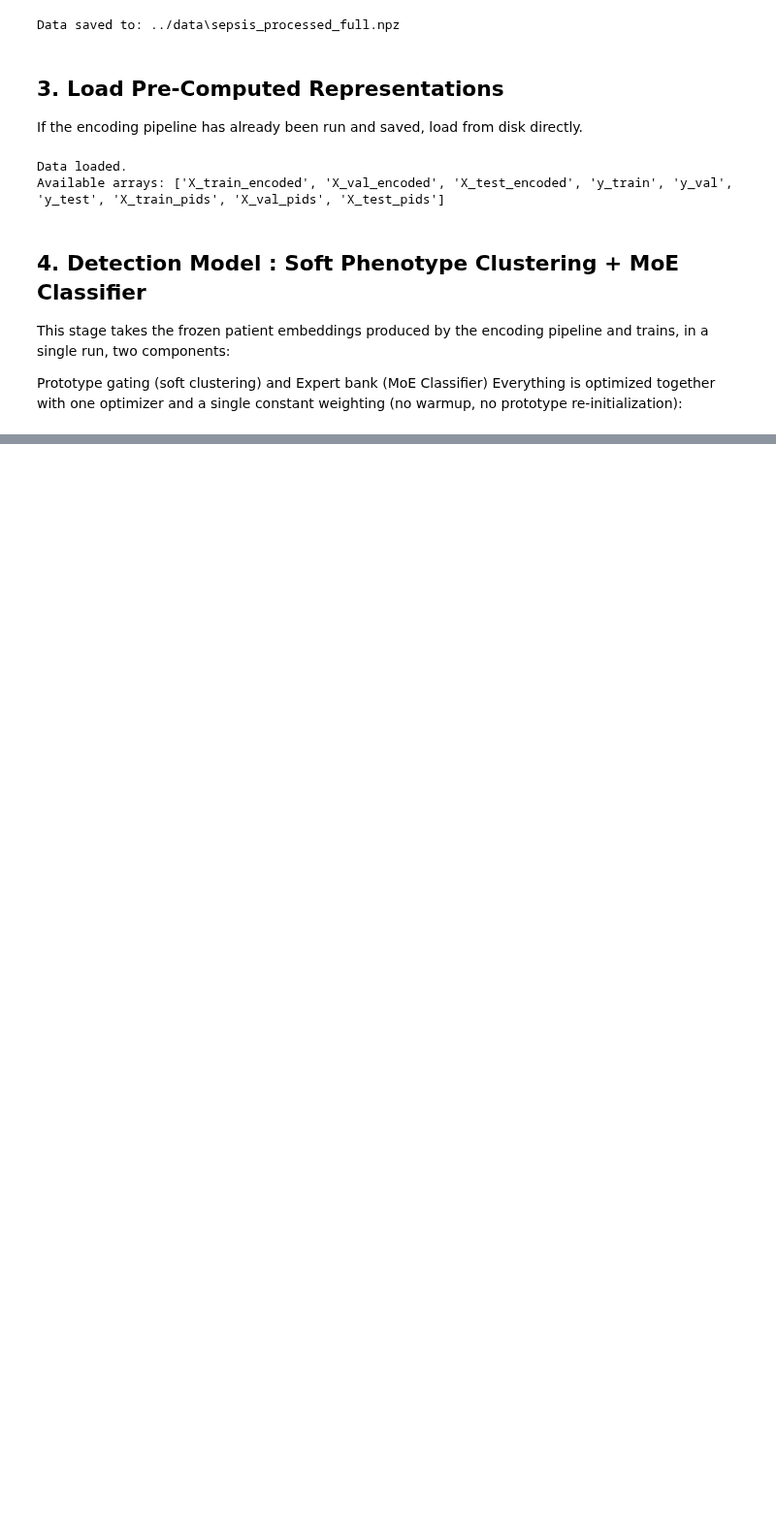
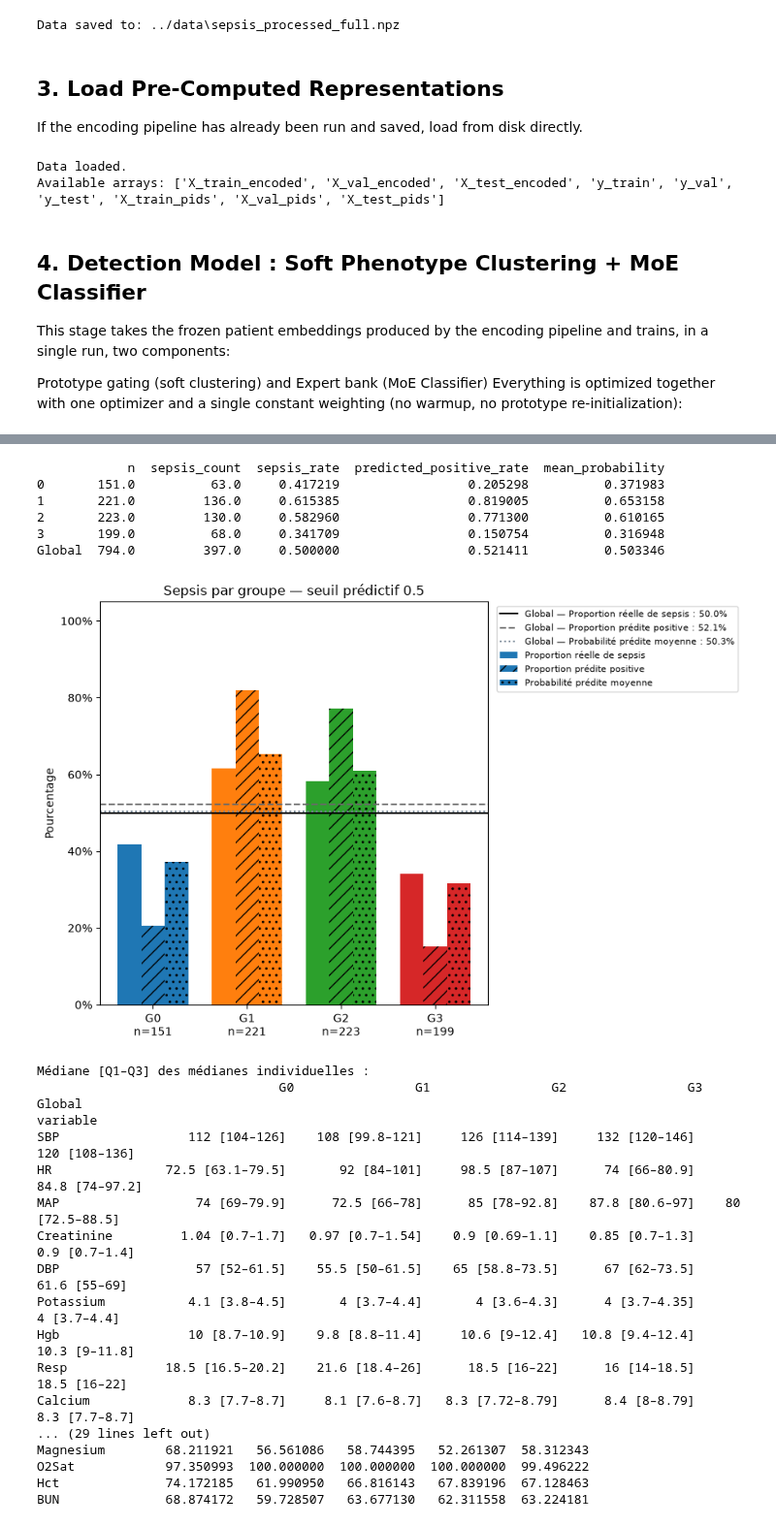
Before and after one commit to BBDFrancois/Research_Project_Early_Sepsis_Phenotyping_Prediction, a Jupyter notebook: src/main.ipynb, the cells around one changed output, grey strips where cells are left out. Shown at 97% size. Drawn from its saved outputs; the diff is of its cells as text; code cells hidden in the pictures; blank space fills up the shorter version.

Commit message:
Adding physio analysis python file

```diff
--- a/src/main.ipynb
+++ b/src/main.ipynb
@@ -273,0 +292,30 @@ Mean confidence (max_k g_k): 0.8187
+# %%
+from model_analysis import analyze_cluster_sepsis_rates, analyze_cluster_physiology
+rates = analyze_cluster_sepsis_rates(model, z_test, y_test, pid_test, df_filtered, device=device_dml)
+
+physiology = analyze_cluster_physiology(model, z_test, y_test, pid_test, df_filtered, device=device_dml)
+# %% [output]
+            n  sepsis_count  sepsis_rate  predicted_positive_rate  mean_probability
+0       151.0          63.0     0.417219                 0.205298          0.371983
+1       221.0         136.0     0.615385                 0.819005          0.653158
+2       223.0         130.0     0.582960                 0.771300          0.610165
+3       199.0          68.0     0.341709                 0.150754          0.316948
+Global  794.0         397.0     0.500000                 0.521411          0.503346
+[figure, added]
+Médiane [Q1–Q3] des médianes individuelles :
+                                G0                G1                G2                G3            Global
+variable
+SBP                 112 [104–126]    108 [99.8–121]     126 [114–139]     132 [120–146]     120 [108–136]
+HR               72.5 [63.1–79.5]       92 [84–101]     98.5 [87–107]      74 [66–80.9]    84.8 [74–97.2]
+MAP                  74 [69–79.9]      72.5 [66–78]      85 [78–92.8]    87.8 [80.6–97]    80 [72.5–88.5]
+Creatinine         1.04 [0.7–1.7]   0.97 [0.7–1.54]    0.9 [0.69–1.1]    0.85 [0.7–1.3]     0.9 [0.7–1.4]
+DBP                  57 [52–61.5]    55.5 [50–61.5]    65 [58.8–73.5]      67 [62–73.5]      61.6 [55–69]
+Potassium           4.1 [3.8–4.5]       4 [3.7–4.4]       4 [3.6–4.3]      4 [3.7–4.35]       4 [3.7–4.4]
+Hgb                 10 [8.7–10.9]    9.8 [8.8–11.4]     10.6 [9–12.4]   10.8 [9.4–12.4]     10.3 [9–11.8]
+Resp             18.5 [16.5–20.2]    21.6 [18.4–26]      18.5 [16–22]      16 [14–18.5]      18.5 [16–22]
+Calcium             8.3 [7.7–8.7]     8.1 [7.6–8.7]   8.3 [7.72–8.79]      8.4 [8–8.79]     8.3 [7.7–8.7]
+... (29 lines left out)
+Magnesium        68.211921   56.561086   58.744395   52.261307  58.312343
+O2Sat            97.350993  100.000000  100.000000  100.000000  99.496222
+Hct              74.172185   61.990950   66.816143   67.839196  67.128463
+BUN              68.874172   59.728507   63.677130   62.311558  63.224181
```
Also changed, not shown: parts of 6 cells of this notebook, 53 other files.
